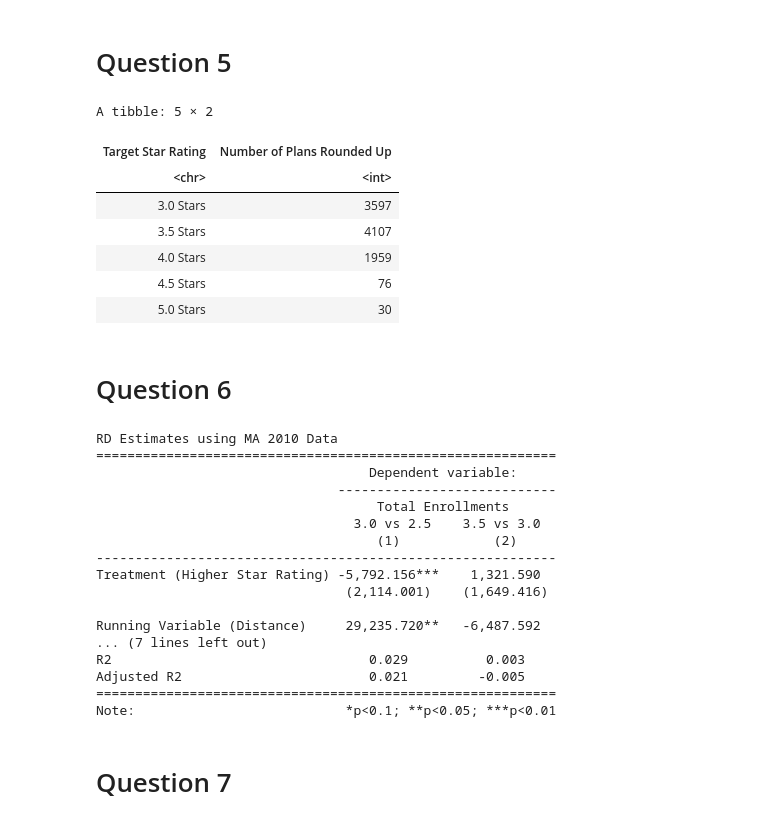
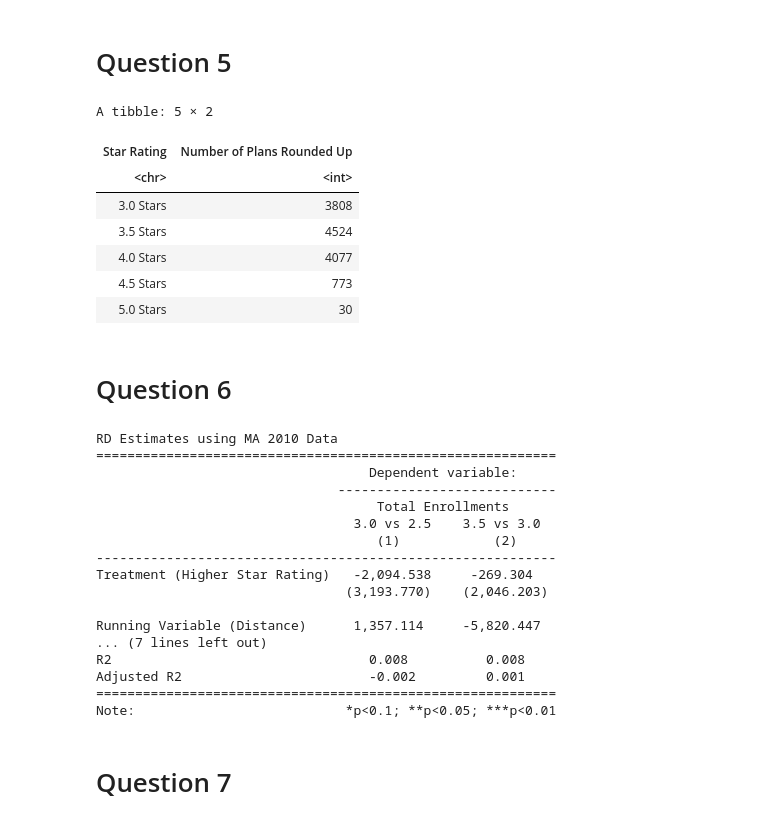
Before and after one commit to eugarco/hwk3, a Jupyter notebook: submission2/data-code-2.ipynb, the cells around one changed output. Drawn from its saved outputs; the diff is of its cells as text; code cells hidden in the pictures.

```diff
--- a/submission2/data-code-2.ipynb
+++ b/submission2/data-code-2.ipynb
@@ -144,51 +139,39 @@ Note:                                 *p<0.1; **p<0.05; ***p<0.01
 # %% [markdown]
 # Question 5
 # %%
-# Filter for 2010 and keep relevant characteristics
-ma_2010 <- ma_final %>%
-  filter(year == 2010) %>%
-  select(contractid, planid, Star_Rating, avg_enrollment, plan_type, partd, any_of(rating.vars.2015))
-
-# Calculate running variable and identify "rounded up" plans
 rd_table_data <- ma_2010 %>%
   mutate(
-    # Calculate the running variable (raw score)
     raw_score = rowMeans(
-      select(., any_of(rating.vars.2015)) %>% select(where(is.numeric)),
+      across(any_of(rating.vars.2010) & where(is.numeric)),
       na.rm = TRUE
     )
   ) %>%
   filter(!is.na(raw_score)) %>%
   mutate(
-    # Logic: Plan is 'rounded up' if raw_score is at least X.25/X.75
-    # but still technically below the assigned Star_Rating
     rounded_up = case_when(
       raw_score >= 2.75 & raw_score < 3.00 & Star_Rating == 3.0 ~ "3.0 Stars",
       raw_score >= 3.25 & raw_score < 3.50 & Star_Rating == 3.5 ~ "3.5 Stars",
       raw_score >= 3.75 & raw_score < 4.00 & Star_Rating == 4.0 ~ "4.0 Stars",
       raw_score >= 4.25 & raw_score < 4.50 & Star_Rating == 4.5 ~ "4.5 Stars",
       raw_score >= 4.75 & raw_score < 5.00 & Star_Rating == 5.0 ~ "5.0 Stars",
       TRUE ~ NA_character_
     )
   )
 
-# Create the final summary table
 rounding_summary <- rd_table_data %>%
   filter(!is.na(rounded_up)) %>%
-  group_by(rounded_up) %>%
-  summarize(`Number of Plans Rounded Up` = n()) %>%
-  rename(`Target Star Rating` = rounded_up) %>%
-  arrange(`Target Star Rating`)
+  count(rounded_up, name = "Number of Plans Rounded Up") %>%
+  rename(`Star Rating` = rounded_up)
 
 rounding_summary
 # %% [output]
 A tibble: 5 × 2
-| Target Star Rating | Number of Plans Rounded Up |
+| Star Rating | Number of Plans Rounded Up |
 | <chr> | <int> |
-| 3.0 Stars | 3597 |
-| 3.5 Stars | 4107 |
-| 4.0 Stars | 1959 |
-| 4.5 Stars | 76 |
+| 3.0 Stars | 3808 |
+| 3.5 Stars | 4524 |
+| 4.0 Stars | 4077 |
+| 4.5 Stars | 773 |
 | 5.0 Stars | 30 |
 # %% [markdown]
 # Question 6
@@ -197,7 +180,7 @@ A tibble: 5 × 2
 rd_table_data <- ma_2010 %>%
   mutate(
     raw_score = rowMeans(
-      select(., any_of(rating.vars.2015)) %>% select(where(is.numeric)),
+      select(., any_of(rating.vars.2010)) %>% select(where(is.numeric)),
       na.rm = TRUE
     )
   ) %>%
@@ -221,7 +204,7 @@ estimate_rd <- function(data, threshold, bw = 0.125) {
     lm(total_enrollment ~ treated + dist, data = .)
 }
 
-# Run regressions for the specific thresholds (2.75 is the cutoff for 3.0 stars, 3.25 is the cutoff for 3.5 stars)
+# Run regressions for the rounding up thresholds
 model_30 <- estimate_rd(rd_enrollment_data, 2.75)
 model_35 <- estimate_rd(rd_enrollment_data, 3.25)
 
@@ -242,13 +225,13 @@ RD Estimates using MA 2010 Data
                                  3.0 vs 2.5    3.5 vs 3.0
                                     (1)            (2)
 -----------------------------------------------------------
-Treatment (Higher Star Rating) -5,792.156***    1,321.590
-                                (2,114.001)    (1,649.416)
+Treatment (Higher Star Rating)   -2,094.538     -269.304
+                                (3,193.770)    (2,046.203)
 
-Running Variable (Distance)     29,235.720**   -6,487.592
+Running Variable (Distance)      1,357.114     -5,820.447
 ... (7 lines left out)
-R2                                 0.029          0.003
-Adjusted R2                        0.021         -0.005
+R2                                 0.008          0.008
+Adjusted R2                        -0.002         0.001
 ===========================================================
 Note:                           *p<0.1; **p<0.05; ***p<0.01
 # %% [markdown]
```
Also changed, not shown: parts of 11 cells of this notebook, 4 other files.
